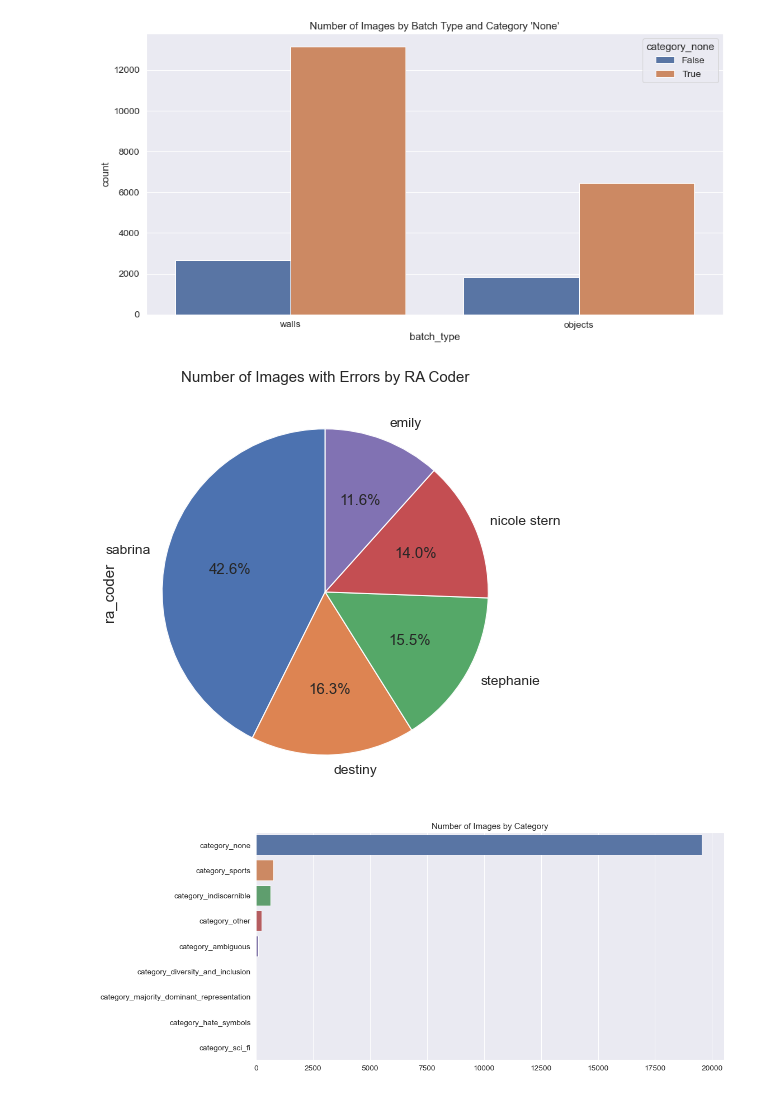
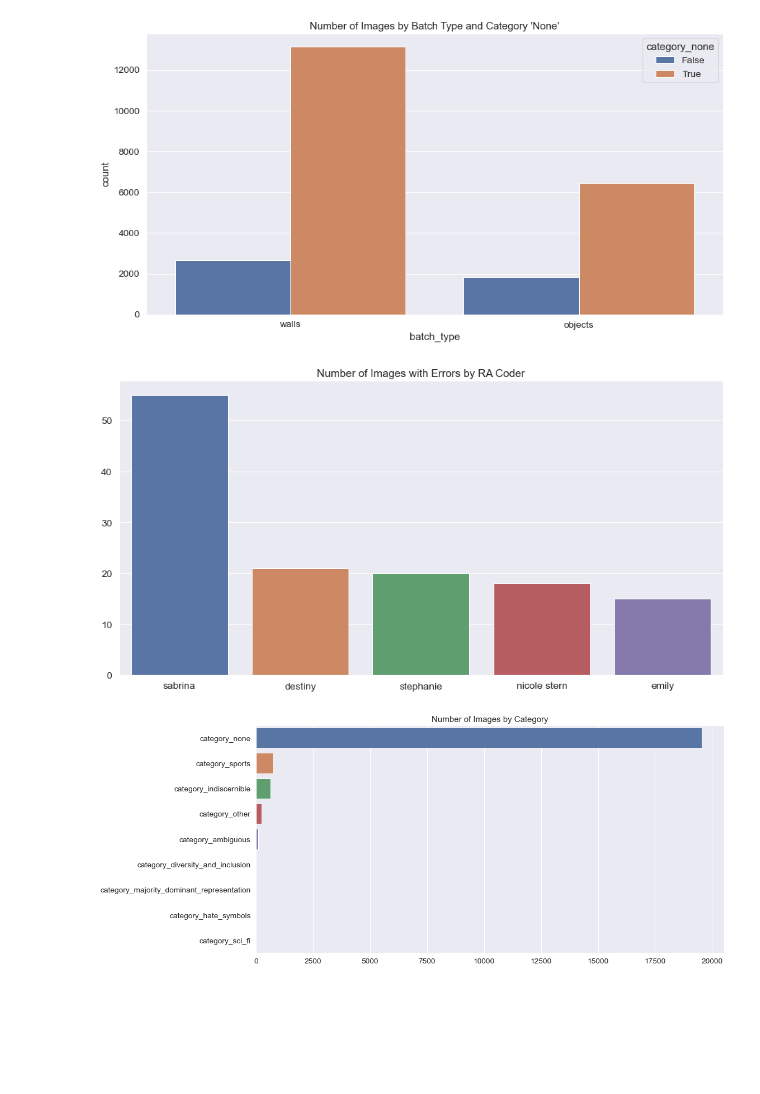
Before and after one commit to PrincetonSSPLab/bitmoji-project, a Jupyter notebook: objects_wall_hanging_parsing/converting_objects_and_wall_hangings_to_table.ipynb, the cells around one changed output. Drawn from its saved outputs; the diff is of its cells as text; code cells hidden in the pictures; blank space fills up the shorter version.

Commit message:
changing pie chart to bar

```diff
--- a/objects_wall_hanging_parsing/converting_objects_and_wall_hangings_to_table.ipynb
+++ b/objects_wall_hanging_parsing/converting_objects_and_wall_hangings_to_table.ipynb
@@ -177,12 +177,12 @@ figure.savefig("../object_wall_hanging_report/images_by_batch_type_and_category_
 # %%
 # display number of images with an error (i.e. error is not the empty string) by ra_coder
 errors = object_wall_hanging_df[object_wall_hanging_df["error"] != ""]
 num_errors = errors["ra_coder"].value_counts()
-images_with_errors_by_ra_coder = num_errors.plot(kind="pie", autopct="%1.1f%%", startangle=90).set_title("Number of Images with Errors by RA Coder")
+images_with_errors_by_ra_coder = sns.barplot(x=num_errors.index, y=num_errors.values).set_title("Number of Images with Errors by RA Coder")
 figure = images_with_errors_by_ra_coder.get_figure()
 figure.savefig("../object_wall_hanging_report/images_with_errors_by_ra_coder.png", bbox_inches="tight")
 # %% [output]
-[figure, old version]
+[figure, new version]
 # %%
 # show distribution among category
 category_cols = [col for col in object_wall_hanging_df.columns if col.startswith("category_")]
```
